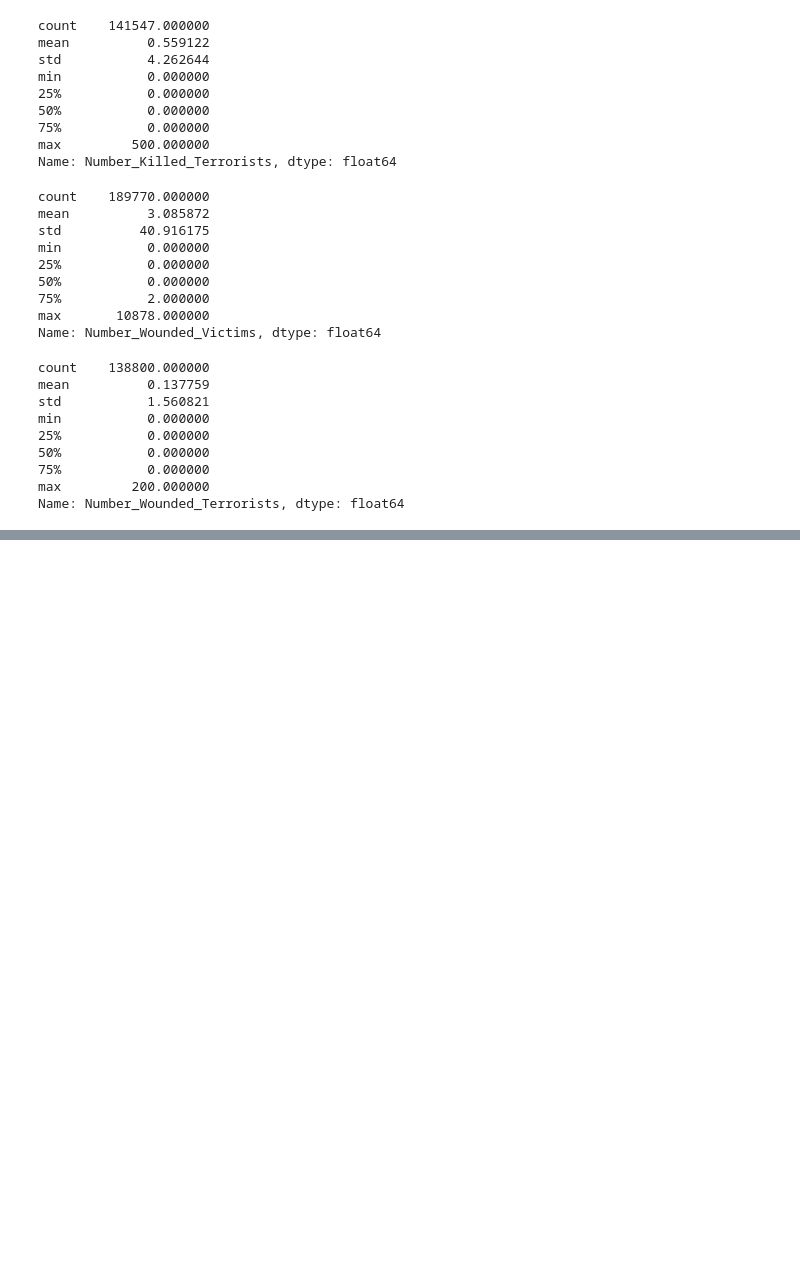
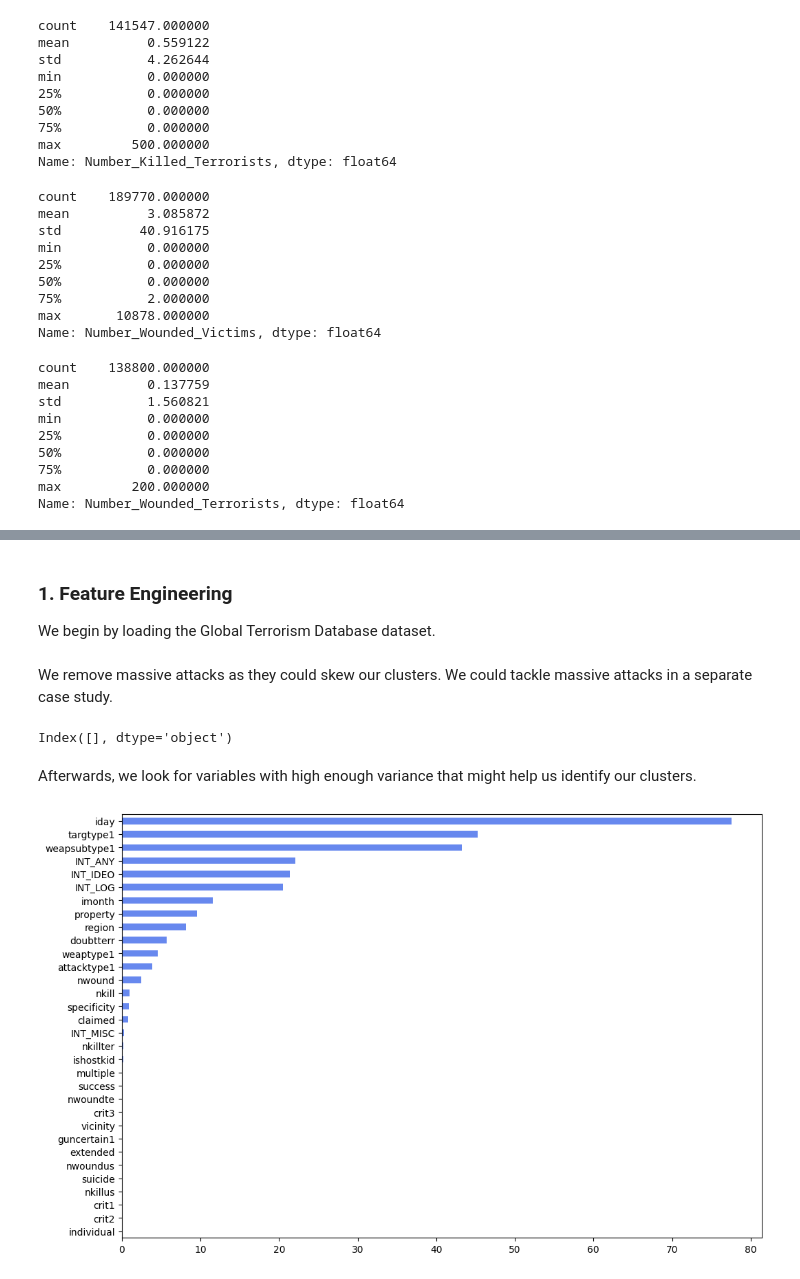
Before and after one commit to SujithBonthala/Global-Terrorism-Analysis, a Jupyter notebook: Global Terrorism_EDA.ipynb, the cells around one changed output, grey strips where cells are left out. Saved outputs shown, nothing was run; the diff lists cells and outputs as text; code cells hidden in the pictures; blank space fills up the shorter version.

```diff
--- a/Global Terrorism_EDA.ipynb
+++ b/Global Terrorism_EDA.ipynb
@@ -652,0 +742,37 @@ Name: Number_Wounded_Terrorists, dtype: float64
+# %%
+from matplotlib.axes._axes import _log as matplotlib_axes_logger
+matplotlib_axes_logger.setLevel('ERROR')
+
+from sklearn.cluster import KMeans
+from sklearn.metrics.cluster import silhouette_score
+from sklearn.preprocessing import scale, robust_scale
+
+plt.rcParams['figure.figsize'] = (12, 8)
+sns.set_palette('coolwarm')
+sns.set_color_codes('bright')
+# %% [markdown]
+### 1. Feature Engineering
+
+We begin by loading the Global Terrorism Database dataset.
+# %%
+gt_df = pd.read_csv('globalterrorismdb_0522dist.csv')
+# %% [markdown]
+We remove massive attacks as they could skew our clusters. We could tackle massive attacks in a separate case study.
+# %%
+# outlier removal - remove massive terrorist attacks
+gt_df_k = gt_df[gt_df['nkill'] <= 4].reset_index(drop = True)
+gt_df_k = gt_df_k[gt_df_k['nwound'] <= 7].reset_index(drop = True)
+gt_df_k_columns = gt_df_k.select_dtypes(include = ['datetime64[ns]']).columns
+gt_df_k = gt_df_k.drop('nperps', axis = 1)
+gt_df_k = gt_df_k.drop('nperpcap', axis = 1)
+gt_df_k_columns
+# %% [output]
+Index([], dtype='object')
+# %% [markdown]
+Afterwards, we look for variables with high enough variance that might help us identify our clusters.
+# %%
+c = gt_df_k.count().sort_values().drop([
+    'eventid', 'country', 'iyear', 'natlty1', 'longitude', 'latitude', 'targsubtype1'])
+_ = gt_df_k[c[c > 100000].keys()].var().sort_values().plot.barh()
+# %% [output]
+[figure, added]
```
Also changed, not shown: parts of 28 cells of this notebook.
